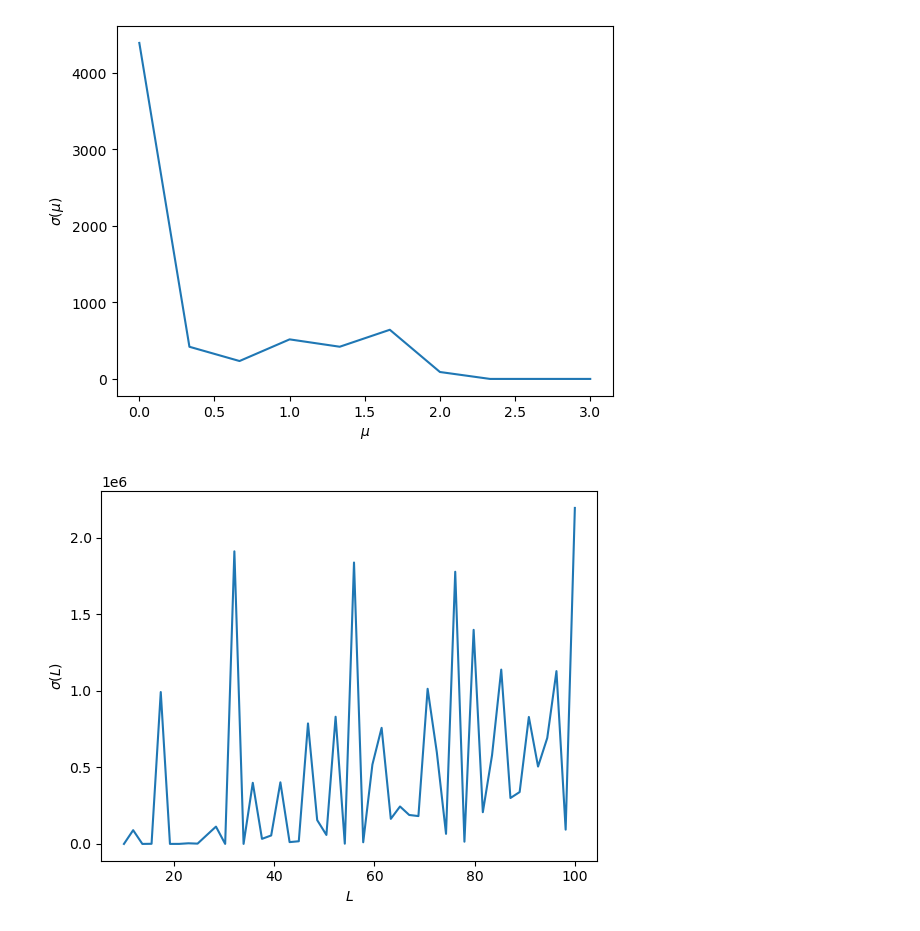
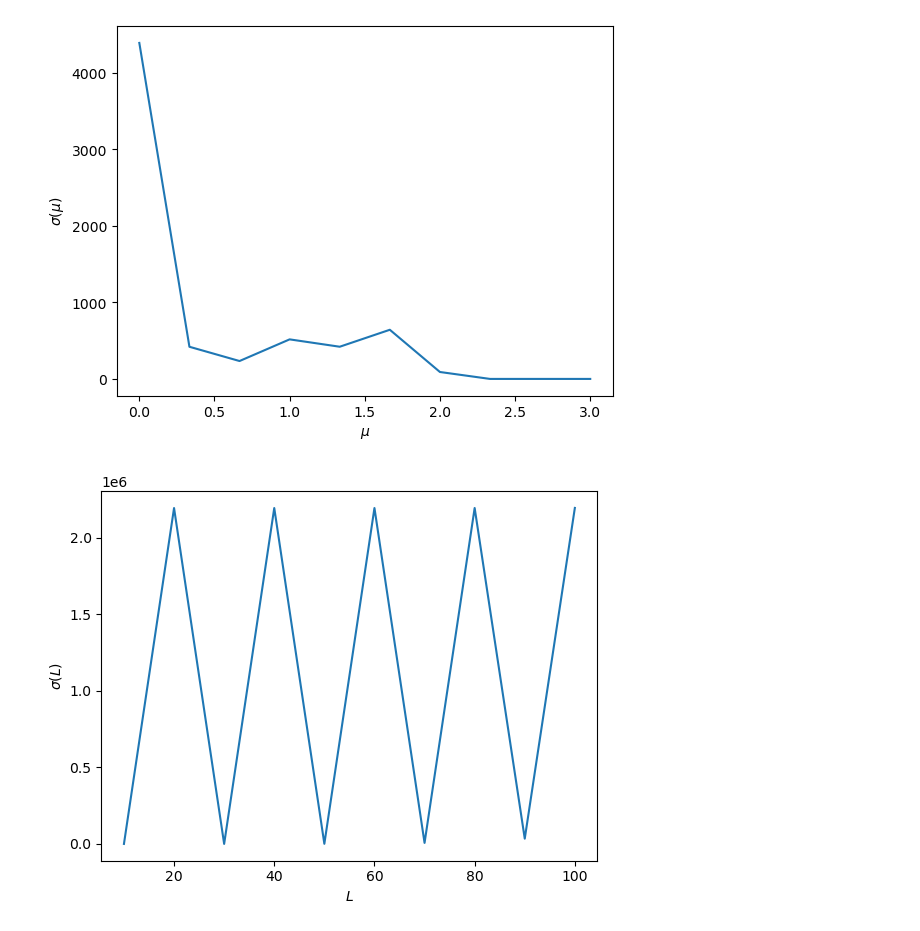
Before and after one commit to gabriel-rodriguez-ruiz/DC-superconductivity, a Jupyter notebook: Superconductor_1D_without_SOC.ipynb, the cells around one changed output. Saved outputs shown, nothing was run; the diff lists cells and outputs as text; code cells hidden in the pictures.

```diff
--- a/Superconductor_1D_without_SOC.ipynb
+++ b/Superconductor_1D_without_SOC.ipynb
@@ -250,21 +254,21 @@ ax.set_ylabel(r"$\sigma(\mu)$");
 # %% [output]
 [figure]
 # %%
-L = np.linspace(10, 100)
+L = np.linspace(10, 100, 10)
 w_0 = 1
 Gamma = 0.01
 Delta = 0
 B_x = 0
 B_y = 0
 mu = 0
 beta = 100
 omega = np.linspace(-1, 1, 1000)
 
 sigma = [get_sigma(2*np.pi/L*np.arange(0, L), omega, w_0, Gamma, B_x, B_y, Delta, mu, beta) for L in L]
 fig, ax  = plt.subplots()
 ax.plot(L, sigma)
 
 ax.set_xlabel(r"$L$");
 ax.set_ylabel(r"$\sigma(L)$");
 # %% [output]
-[figure, old version]
+[figure, new version]
```
Also changed, not shown: parts of 4 cells of this notebook, 5 other files.
